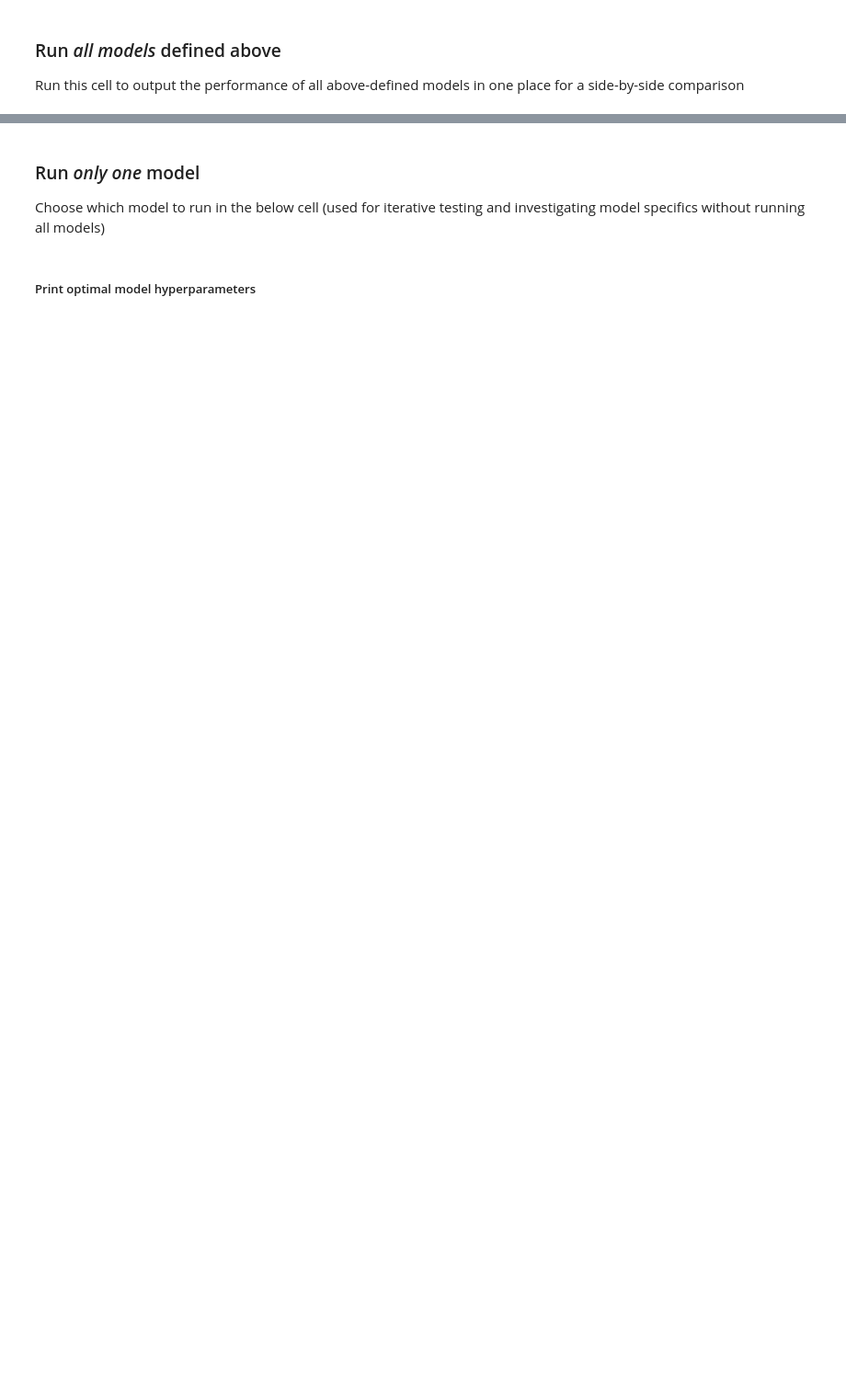
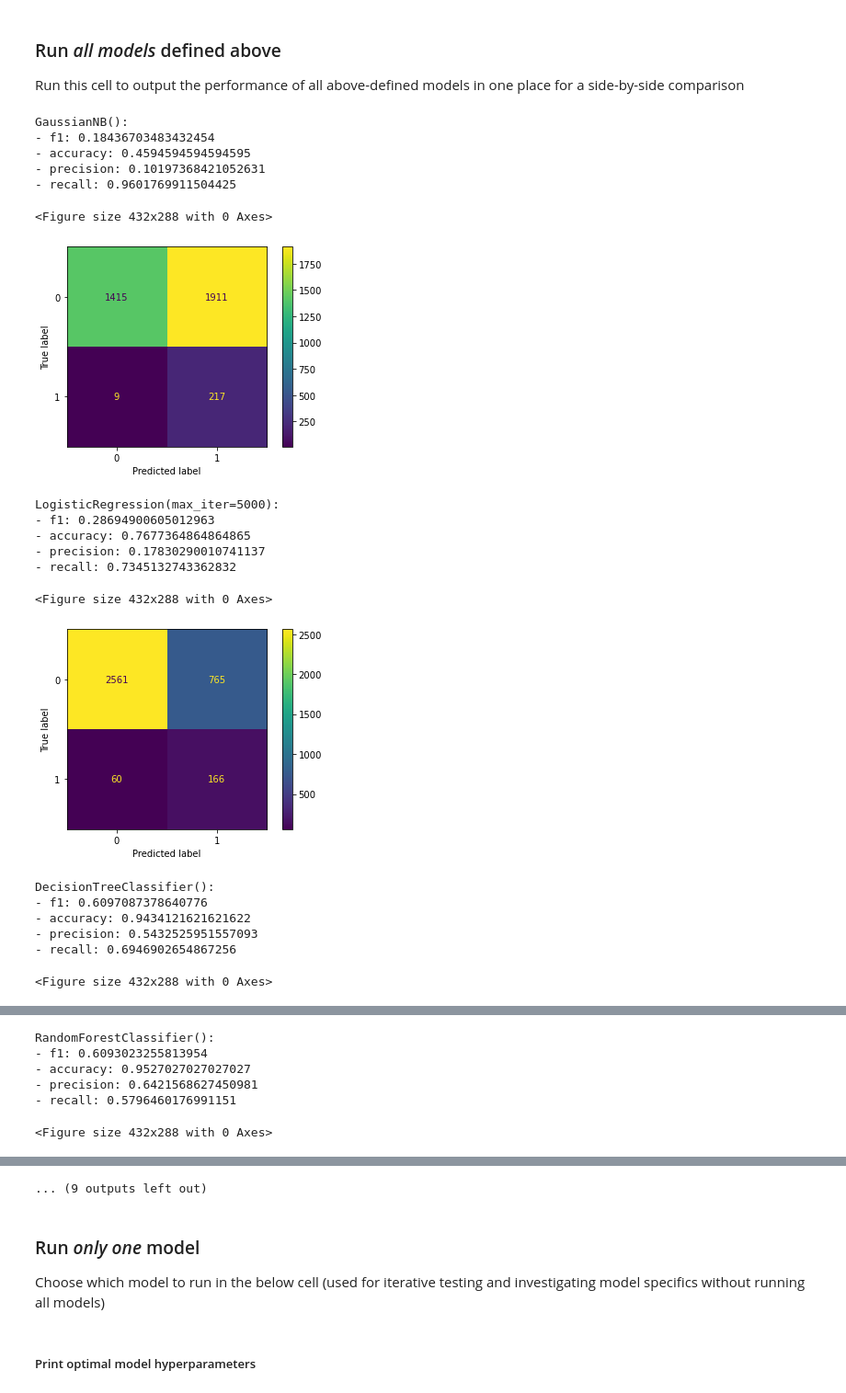
Before and after one commit to sethnlewis/Predicting-Political-Revolutions, a Jupyter notebook: notebooks/MODEL.ipynb, the cells around one changed output, grey strips where cells are left out. Shown at 92% size. Saved outputs shown, nothing was run; the diff lists cells and outputs as text; code cells hidden in the pictures; blank space fills up the shorter version.

```diff
--- a/notebooks/MODEL.ipynb
+++ b/notebooks/MODEL.ipynb
@@ -419,3 +449,7 @@ x_train, x_test, y_train, y_test = train_test_split(x_traintest,
+# %%
+x_train, x_test, y_train, y_test = train_test_split(model_inputs, target,
+                                                    random_state=RANDOM_STATE,
+                                                    test_size=0.3)
 # %% [markdown]
 ### Define models and parameter grids
 
@@ -424,13 +458,13 @@ Define all models and grids in one place. A pipeline structure is created such t
 # Set parameter grid to search across
 grid_bay = {'model__var_smoothing': [1e-9]}
 
-grid_log = {'model__C': np.logspace(-1, 5, 20)}
+grid_log = {'model__C': np.logspace(-1, 5, 10)}
 
 grid_dt = {
 #     'model__max_depth': [3, 5, 7],
 #     'model__criterion': ['gini', 'entropy'],
 #     'model__min_samples_split': [5, 10],
-    'model__min_samples_leaf': [5, 10]}
+    'model__min_samples_leaf': [5]}#, 10]}
 
 grid_rf = {
 #     'model__n_estimators': [25, 75, 150],
@@ -442,17 +476,18 @@ grid_rf = {
 grid_knn = {
 #     'model__leaf_size': [25, 50, 75],
 #     'model__n_neighbors': [3, 5, 7, 9],
-    'model__weights': ['uniform', 'distance']}
+    'model__weights': ['uniform']}#, 'distance']}
 
 grid_ada = {
 #     'model__n_estimators': [50, 200],
-    'model__learning_rate': [0.1, 0.25, 1]}
+    'model__learning_rate': [1]}#, 0.5, 0.25]}
 
 grid_xgb = {
-    'model__learning_rate': [0.01, 0.1, 0.25],
-    'model__max_depth': [6, 8, 10, 12],
-    'model__subsample': [0.4, 0.7, 1],
-    'model__n_estimators': [100, 200, 300, 400]}
+    'model__learning_rate': [0.25], #[0.01, 0.1, 0.25, 0.5],
+    'model__max_depth': [12],# [8, 10, 12, 14],
+    'model__subsample': [1], #[0.4, 0.7, 1],
+    'model__n_estimators': [200]}#[100, 200, 300, 400, 500]}
+
 
 np.random.seed(RANDOM_STATE)
 model_bay = GaussianNB()
@@ -462,7 +497,7 @@ model_rf = RandomForestClassifier()
 model_knn = KNeighborsClassifier()
 model_ada = AdaBoostClassifier(random_state=RANDOM_STATE)
 model_xgb = XGBClassifier(eval_metric='logloss', use_label_encoder=False,
-                          random_state=RANDOM_STATE)
+                          random_state=RANDOM_STATE, n_jobs=-1)
 
 grids = [grid_bay, grid_log, grid_dt, grid_rf, grid_knn, grid_ada, grid_xgb]
 models = [model_bay, model_log, model_dt, model_rf, model_knn, model_ada, model_xgb]
@@ -488,7 +523,7 @@ def create_pipeline_and_run(model, grid, metric='accuracy'):
                      ('model', model)])
 
     # Instantiate and fit grid search object
-    grid = GridSearchCV(pipe, grid, scoring='f1', cv=3)
+    grid = GridSearchCV(pipe, grid, scoring='f1', cv=10)
     grid.fit(x_train, y_train.values.ravel())
     pred = grid.best_estimator_.predict(x_test)
 
@@ -517,7 +569,28 @@ for strategy in ["stratified", "uniform", "most_frequent"]:
 
 Run this cell to output the performance of all above-defined models in one place for a side-by-side comparison
 # %%
-# pipes = []
-# for grid, model in zip(grids, models):
-#     pipe = create_pipeline_and_run(model, grid)
-#     pipes.append(pipe)
+pipes = []
+for grid, model in zip(grids, models):
+    pipe = create_pipeline_and_run(model, grid)
+    pipes.append(pipe)
+# %% [output]
+GaussianNB():
+- f1: 0.18436703483432454
+- accuracy: 0.4594594594594595
+- precision: 0.10197368421052631
+- recall: 0.9601769911504425
+<Figure size 432x288 with 0 Axes>
+[figure, added]
+LogisticRegression(max_iter=5000):
+- f1: 0.28694900605012963
+- accuracy: 0.7677364864864865
+- precision: 0.17830290010741137
+- recall: 0.7345132743362832
+<Figure size 432x288 with 0 Axes>
+[figure, added]
+DecisionTreeClassifier():
+- f1: 0.6097087378640776
+- accuracy: 0.9434121621621622
+- precision: 0.5432525951557093
+- recall: 0.6946902654867256
+<Figure size 432x288 with 0 Axes>
@@ -523,0 +598,6 @@ Run this cell to output the performance of all above-defined models in one place
+RandomForestClassifier():
+- f1: 0.6093023255813954
+- accuracy: 0.9527027027027027
+- precision: 0.6421568627450981
+- recall: 0.5796460176991151
+<Figure size 432x288 with 0 Axes>
@@ -524,3 +605,4 @@ Run this cell to output the performance of all above-defined models in one place
+... (9 outputs left out)
 # %% [markdown]
 ### Run *only one* model
 
```
Also changed, not shown: parts of 36 cells of this notebook, 7 other files.
